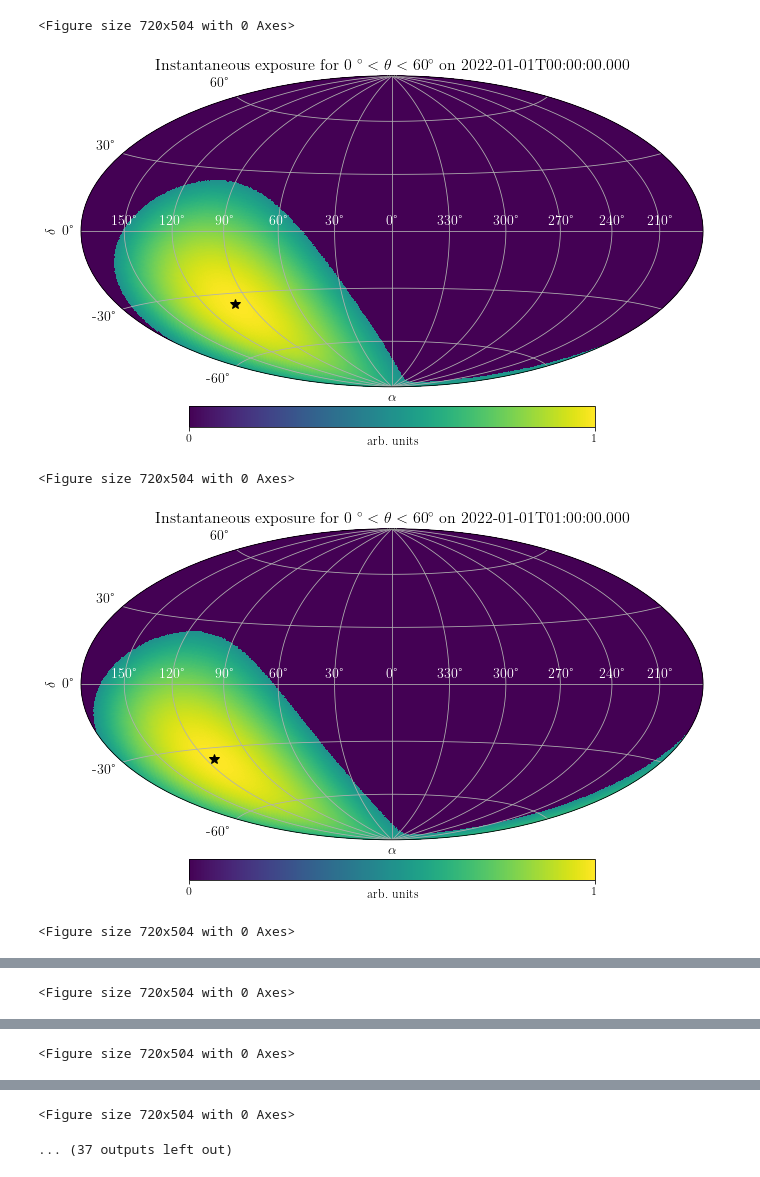
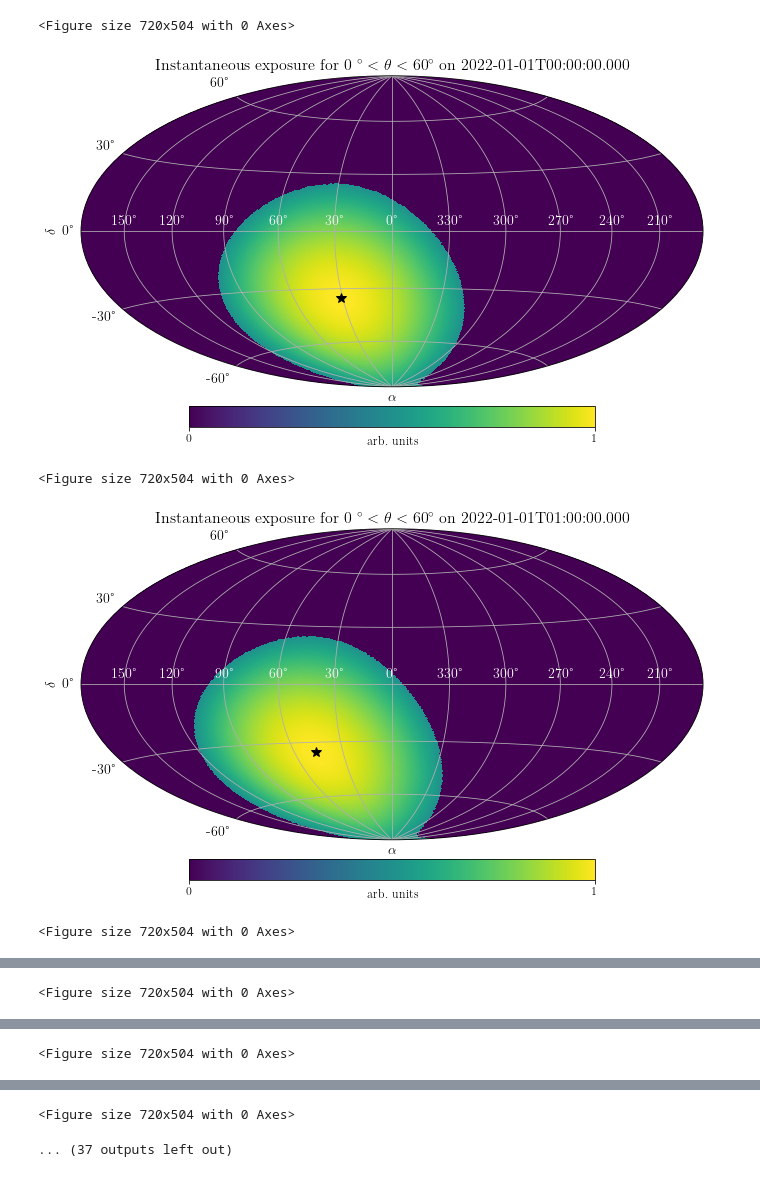
Before and after one commit to miguelajsmartins/Repeater_Analysis, a Jupyter notebook: SkyMaps/SkyMaps_Instantaneous_Exposure.ipynb, the cells around one changed output, grey strips where cells are left out. Drawn from its saved outputs; the diff is of its cells as text; code cells hidden in the pictures.

Commit message:
Corrected the sidereal time in the production of the instantaneous FoV of the observatory

```diff
--- a/SkyMaps/SkyMaps_Instantaneous_Exposure.ipynb
+++ b/SkyMaps/SkyMaps_Instantaneous_Exposure.ipynb
@@ -127,7 +127,7 @@ NSIDE = 128
 for hour in hour_array:
 
     #apparent sidereal time of the observatory for a given date
-    t = Time('2022-01-01T' + str(hour) + ':00:00.0',scale='utc',location=(long_pao*u.deg,lat_pao*u.deg))
+    t = Time('2022-01-01T' + str(hour) + ':00:00.0',scale='utc',location=(long_pao*u.rad,lat_pao*u.rad))
 
     sidereal_t = t.sidereal_time('apparent').rad
 
@@ -173,9 +173,9 @@ for hour in hour_array:
  *** Overriding default plot properies: {'cbar_shrink': 0.6, 'cbar_pad': 0.05, 'cbar_label_pad': -8, 'figure_width': 8.5, 'figure_size_ratio': 0.63} ***
   warnings.warn(
  *** New plot properies: {'cbar_shrink': 0.6, 'cbar_pad': 0.05, 'cbar_label_pad': -8, 'figure_width': 10, 'figure_size_ratio': 0.6} ***
   warnings.warn("\n *** New plot properies: " + str(plot_properties) + " ***")
 <Figure size 720x504 with 0 Axes>
-[figure, old version]
+[figure, new version]
 <Figure size 720x504 with 0 Axes>
-[figure, old version]
+[figure, new version]
 <Figure size 720x504 with 0 Axes>
```
Also changed, not shown: parts of 1 cell of this notebook, 29 other files.
